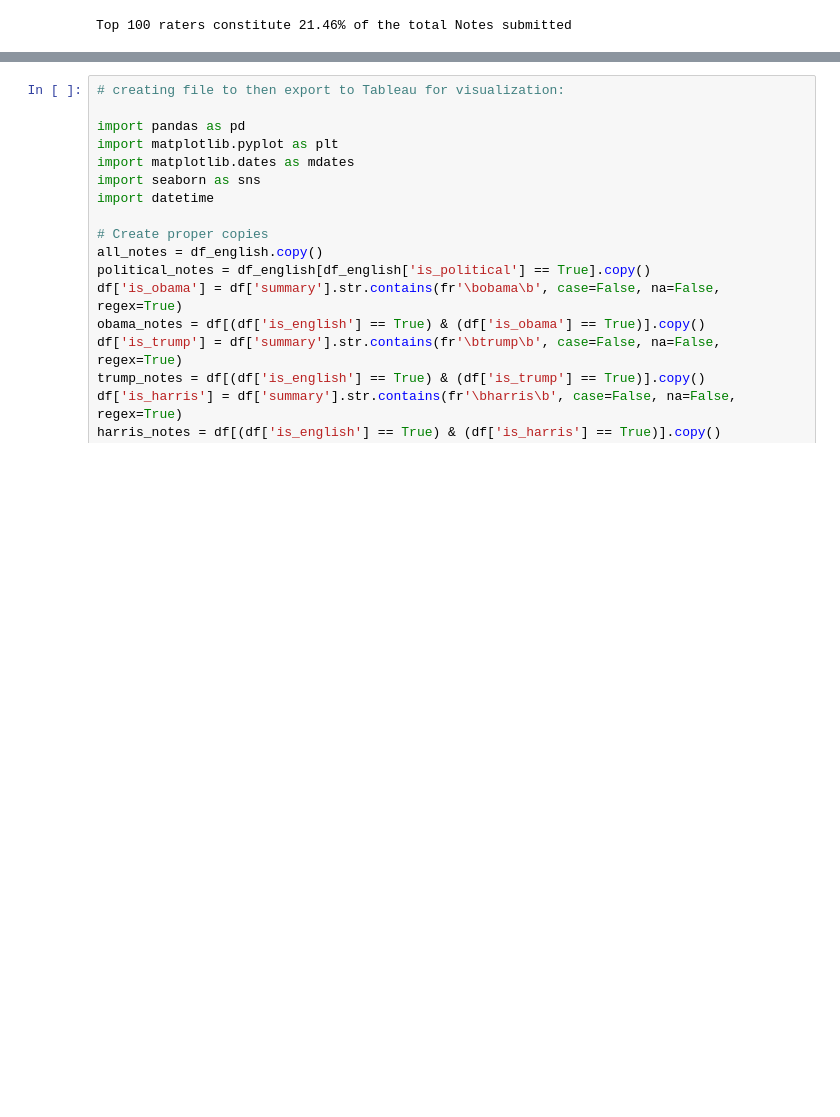
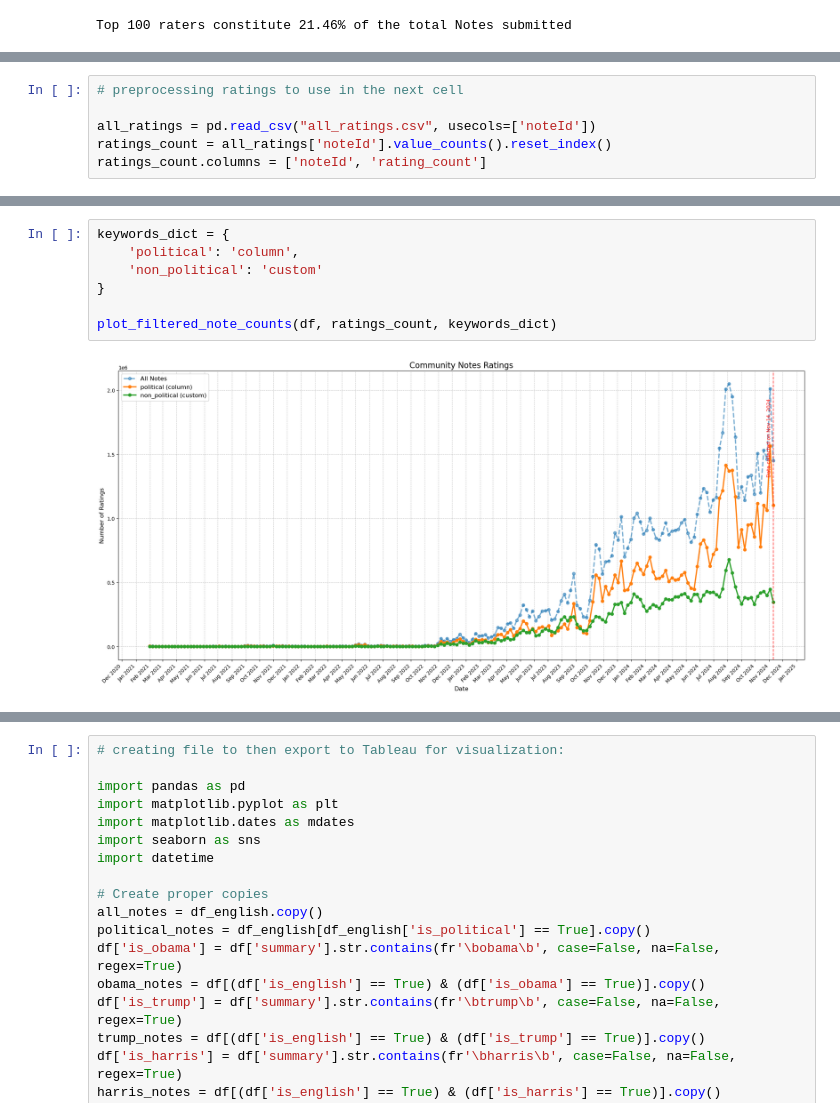
Before and after one commit to ryanmurt/community_notes, a Jupyter notebook: community_notes.ipynb, the cells around one changed output, grey strips where cells are left out. Drawn from its saved outputs; the diff is of its cells as text; blank space fills up the shorter version.

```diff
--- a/community_notes.ipynb
+++ b/community_notes.ipynb
@@ -861,0 +978,6 @@ plt.show()
+# %%
+# preprocessing ratings to use in the next cell
+
+all_ratings = pd.read_csv("all_ratings.csv", usecols=['noteId'])
+ratings_count = all_ratings['noteId'].value_counts().reset_index()
+ratings_count.columns = ['noteId', 'rating_count']
@@ -861,0 +1048,9 @@ plt.show()
+# %%
+keywords_dict = {
+    'political': 'column',
+    'non_political': 'custom'
+}
+
+plot_filtered_note_counts(df, ratings_count, keywords_dict)
+# %% [output]
+[figure, added]
```
Also changed, not shown: parts of 37 cells of this notebook.
